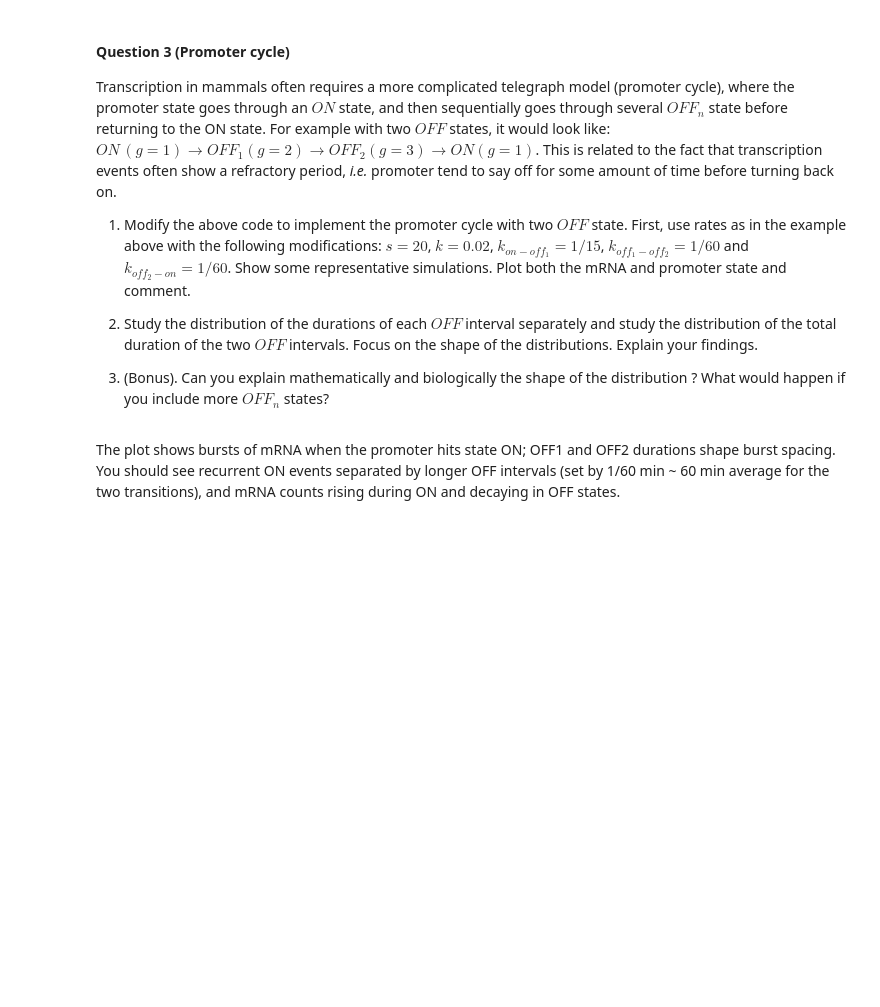
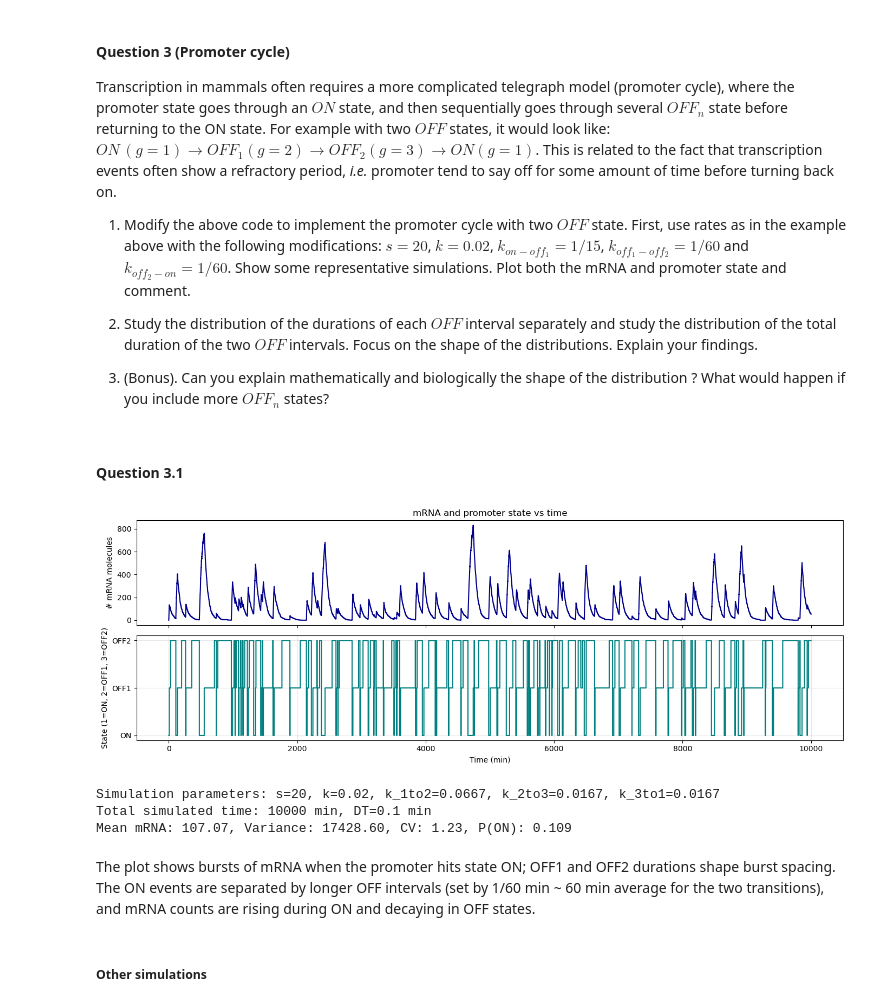
Before and after one commit to AlexiaGiroud/GenomeToFunction-exo3-G22, a Jupyter notebook: Exercise_Week10_11_A_Exercises.ipynb, the cells around one changed output. Cells and saved outputs as stored; diff of their text form; code cells hidden in the pictures; blank space fills up the shorter version.

Commit message:
Changes to question 3.1 to include more simulations, as requested.

```diff
--- a/Exercise_Week10_11_A_Exercises.ipynb
+++ b/Exercise_Week10_11_A_Exercises.ipynb
@@ -533,5 +540,7 @@ Transcription in mammals often requires a more complicated telegraph model (prom
 2.  Study the distribution of the durations of each $OFF$ interval separately and study the distribution of the total duration of the two $OFF$ intervals. Focus on the shape of the distributions. Explain your findings.
 
 3. (Bonus). Can you explain mathematically and biologically the shape of the distribution ? What would happen if you include more $OFF_n$ states?
+# %% [markdown]
+#### Question 3.1
 # %%
 # States: 1 = ON, 2 = OFF1, 3 = OFF2
@@ -626,44 +653,40 @@ def plot_promoter_cycle(n, g, t):
 # %%
 # Gillespie simulator for a promoter cycle with two OFF states:
 
 # Simulations with the requested rates
 # Parameters given above
 s = 20
 k = 0.02
 k_1to2 = 1/15.0    # ON -> OFF1
 k_2to3 = 1/60.0    # OFF1 -> OFF2
 k_3to1 = 1/60.0    # OFF2 -> ON
 
 # Initial conditions and simulation settings
+params = (s, k, k_1to2, k_2to3, k_3to1)
 n0 = 0
 g0 = 1
 DT = 0.1
 t_end = 10000
 
-params = (s, k, k_1to2, k_2to3, k_3to1)
-
 # Run simulation
-n_traj, g_traj, t_traj = run_gillespie_promoter_cycle(n0, g0, params, t_end, DT)
-
-# Plot results
-plot_promoter_cycle(n_traj, g_traj, t_traj)
+n_traj, g_traj, t_traj, durations = run_gillespie_promoter_cycle(n0, g0, params, t_end, DT)
 
 # Compute simple stats and print them
-mean_n, expected_n, var_n, cv_n, p_on = compute_stats(n_traj, g_traj)
-
-
-n_arr_1 = np.array(n_traj)
-p_on_1 = np.mean([1 if gg==1 else 0 for gg in g_traj])
-mean_n_1 = n_arr_1.mean() if n_arr_1.size>0 else 0.0
-var_n_1 = n_arr_1.var() if n_arr_1.size>0 else 0.0
-cv_n_1 = np.sqrt(var_n)/mean_n if mean_n>0 else np.nan
+n_arr = np.array(n_traj)
+p_on = np.mean([1 if gg==1 else 0 for gg in g_traj])
+mean_n = n_arr.mean() if n_arr.size>0 else 0.0
+var_n = n_arr.var() if n_arr.size>0 else 0.0
+cv_n = np.sqrt(var_n)/mean_n if mean_n>0 else np.nan
 
 print(f'Simulation parameters: s={s}, k={k}, k_1to2={k_1to2:.4f}, k_2to3={k_2to3:.4f}, k_3to1={k_3to1:.4f}')
 print(f'Total simulated time: {t_end} min, DT={DT} min')
 print(f'Mean mRNA: {mean_n:.2f}, Variance: {var_n:.2f}, CV: {cv_n:.2f}, P(ON): {p_on:.3f}')
-
-print(f'Simulation parameters: s={s}, k={k}, k_1to2={k_1to2:.4f}, k_2to3={k_2to3:.4f}, k_3to1={k_3to1:.4f}')
-print(f'Total simulated time: {t_end} min, DT={DT} min')
-print(f'Mean mRNA: {mean_n_1:.2f}, Variance: {var_n_1:.2f}, CV: {cv_n_1:.2f}, P(ON): {p_on_1:.3f}')
+# %% [output]
+[figure, added]
+Simulation parameters: s=20, k=0.02, k_1to2=0.0667, k_2to3=0.0167, k_3to1=0.0167
+Total simulated time: 10000 min, DT=0.1 min
+Mean mRNA: 107.07, Variance: 17428.60, CV: 1.23, P(ON): 0.109
-# %% [markdown]
-The plot shows bursts of mRNA when the promoter hits state ON; OFF1 and OFF2 durations shape burst spacing. You should see recurrent ON events separated by longer OFF intervals (set by 1/60 min ~ 60 min average for the two transitions), and mRNA counts rising during ON and decaying in OFF states.
+# %% [markdown]
+The plot shows bursts of mRNA when the promoter hits state ON; OFF1 and OFF2 durations shape burst spacing. The ON events are separated by longer OFF intervals (set by 1/60 min ~ 60 min average for the two transitions), and mRNA counts are rising during ON and decaying in OFF states.
+# %% [markdown]
+##### Other simulations
```
Also changed, not shown: parts of 21 cells of this notebook.
